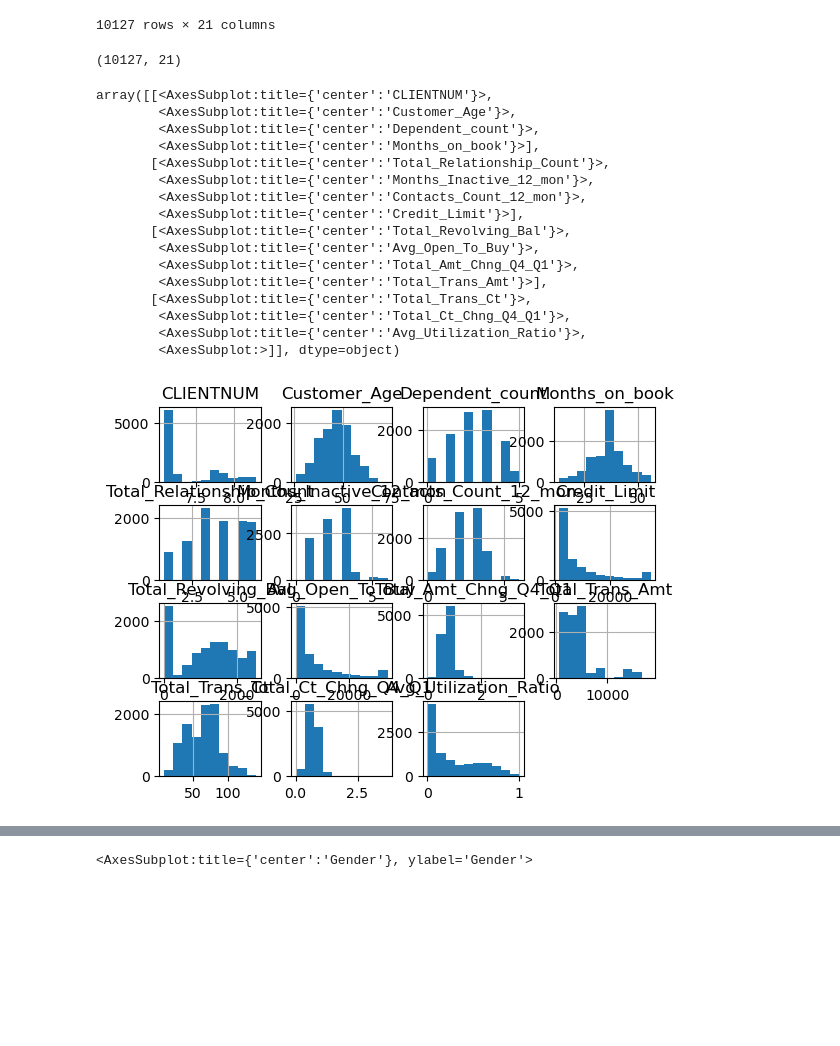
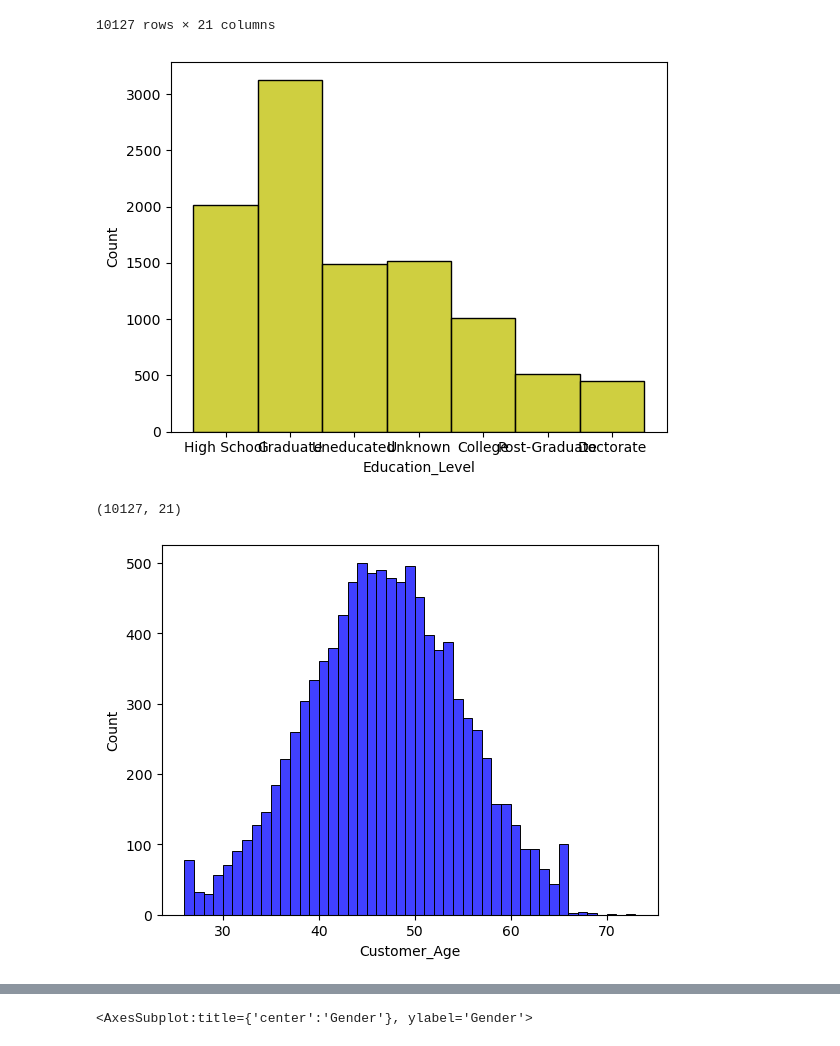
Before and after one commit to xlivia/project-1-group-22, a Jupyter notebook: final.ipynb, the cells around one changed output, grey strips where cells are left out. Cells and saved outputs as stored; diff of their text form; code cells hidden in the pictures; blank space fills up the shorter version.

```diff
--- a/final.ipynb
+++ b/final.ipynb
@@ -50,27 +50,15 @@ cleanbank
 | 10125 | 717406983 | Attrited Customer | 30 | M | 2 | Graduate | Unknown | ... |
 | 10126 | 714337233 | Attrited Customer | 43 | F | 2 | Graduate | Married | ... |
 10127 rows × 21 columns
+# %%
+sns.histplot(cleanbank['Education_Level'],color='y');
+# %% [output]
+[figure, added]
 # %%
 cleanbank.shape
 # %% [output]
 (10127, 21)
-# %%
-cleanbank.hist()
-# %% [output]
-array([[<AxesSubplot:title={'center':'CLIENTNUM'}>,
-        <AxesSubplot:title={'center':'Customer_Age'}>,
-        <AxesSubplot:title={'center':'Dependent_count'}>,
-        <AxesSubplot:title={'center':'Months_on_book'}>],
-       [<AxesSubplot:title={'center':'Total_Relationship_Count'}>,
-        <AxesSubplot:title={'center':'Months_Inactive_12_mon'}>,
-        <AxesSubplot:title={'center':'Contacts_Count_12_mon'}>,
-        <AxesSubplot:title={'center':'Credit_Limit'}>],
-       [<AxesSubplot:title={'center':'Total_Revolving_Bal'}>,
-        <AxesSubplot:title={'center':'Avg_Open_To_Buy'}>,
-        <AxesSubplot:title={'center':'Total_Amt_Chng_Q4_Q1'}>,
-        <AxesSubplot:title={'center':'Total_Trans_Amt'}>],
-       [<AxesSubplot:title={'center':'Total_Trans_Ct'}>,
-        <AxesSubplot:title={'center':'Total_Ct_Chng_Q4_Q1'}>,
-        <AxesSubplot:title={'center':'Avg_Utilization_Ratio'}>,
-        <AxesSubplot:>]], dtype=object)
-[figure, removed]
+# %%
+sns.histplot(cleanbank['Customer_Age'],color='b');
+# %% [output]
+[figure, added]
```
Also changed, not shown: parts of 2 cells of this notebook, 1 other file.
